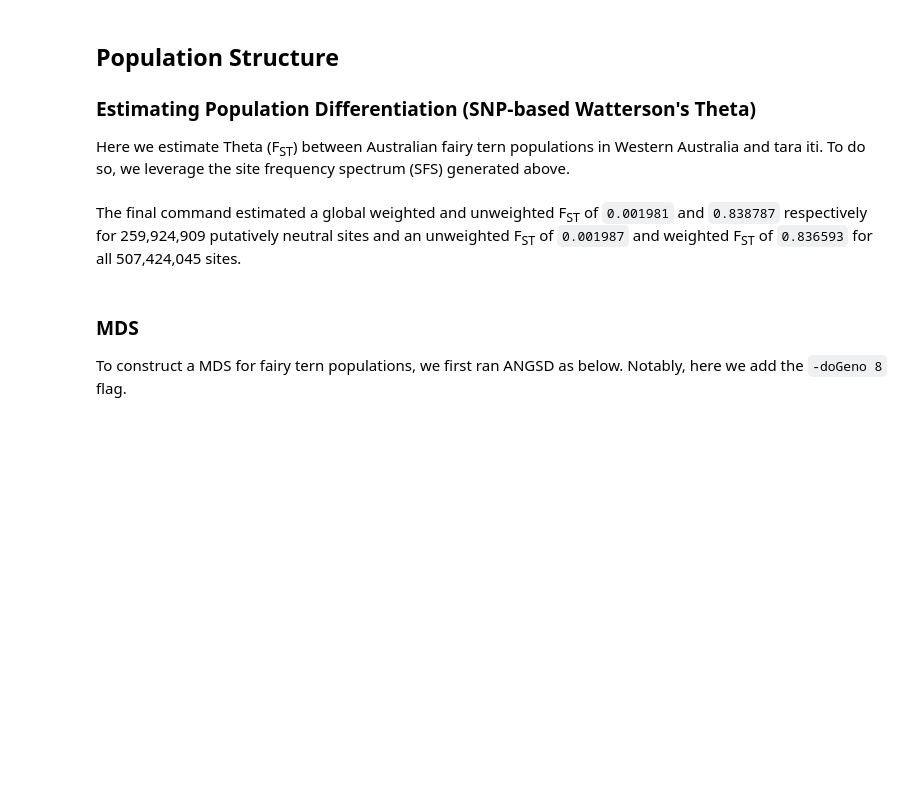
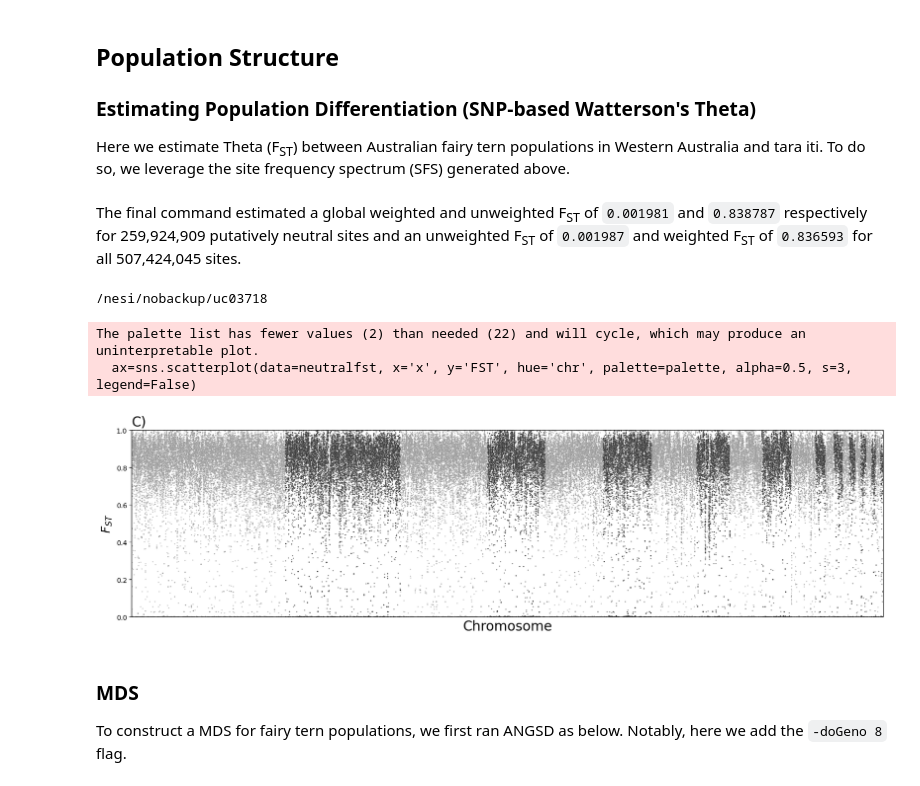
Before and after one commit to janawold1/2026_S_nereis_Cons_Gen, a Jupyter notebook: 06_Theta_Statistics.ipynb, the cells around one changed output. Drawn from its saved outputs; the diff is of its cells as text; code cells hidden in the pictures; blank space fills up the shorter version.

```diff
--- a/06_Theta_Statistics.ipynb
+++ b/06_Theta_Statistics.ipynb
@@ -77,3 +77,17 @@ realSFS fst stats ${DIR}${TOOL}/distance/GLOBAL.fst.idx \
 # %% [markdown]
 The final command estimated a global weighted and unweighted F<sub>ST</sub> of `0.001981` and `0.838787` respectively for 259,924,909 putatively neutral sites and an unweighted F<sub>ST</sub> of `0.001987` and weighted F<sub>ST</sub> of `0.836593` for all 507,424,045 sites.
+# %%
+import os
+import pandas as pd
+import numpy as np
+import seaborn as sns
+from matplotlib.legend_handler import HandlerTuple
+import matplotlib.pyplot as plt
+import matplotlib.colors as mcolors
+
+path = '/nesi/nobackup/uc03718/'
+os.chdir(path)
+print(os.getcwd())
+# %% [output]
+/nesi/nobackup/uc03718
 # %%
@@ -94,22 +108,26 @@ ax.set_xticks([])
 
 plt.savefig('plots/whole-genome_Fst_allChr.png', dpi=300, bbox_inches='tight')
 # %%
-neutralfst = pd.read_csv('angsd/distance/GLOBAL_neutral_stat2_50KBwindow_10KBstep.tsv', sep='\t', usecols=['chr', 'midPos', 'Nsites', 'FST'])
+neutralfst = pd.read_csv('angsd/neutral/sfs/GLOBAL_stat2_50KBwindow_10KBstep.tsv', sep='\t', usecols=['chr', 'midPos', 'Nsites', 'FST'])
 
 neutralfst['x'] = range(len(neutralfst))
 
 plt.figure(figsize=(20,5))
 palette=['grey', 'black']
 ax=sns.scatterplot(data=neutralfst, x='x', y='FST', hue='chr', palette=palette, alpha=0.5, s=3, legend=False)
 
 ax.set_title('C)', fontsize=20, loc='left')
 ax.set_xlabel('Chromosome', fontsize=20)
 ax.set_ylabel('$F_{ST}$', fontsize=18)
 ax.set_xlim(0, 101500)
 ax.set_ylim(0, 1)
 ax.set_xticks([])
 
-plt.savefig('plots/neutral_Fst_allChr.png', dpi=300, bbox_inches='tight')
+plt.savefig('TI_ms_plots/neutral_Fst_allChr.png', dpi=300, bbox_inches='tight')
+# %% [output]
+The palette list has fewer values (2) than needed (22) and will cycle, which may produce an uninterpretable plot.
+  ax=sns.scatterplot(data=neutralfst, x='x', y='FST', hue='chr', palette=palette, alpha=0.5, s=3, legend=False)
+[figure, added]
 # %%
 chr1fst = neutralfst[(neutralfst['chr']=='CM020437.1_RagTag')]
 
```
Also changed, not shown: parts of 12 cells of this notebook, 11 other files.
